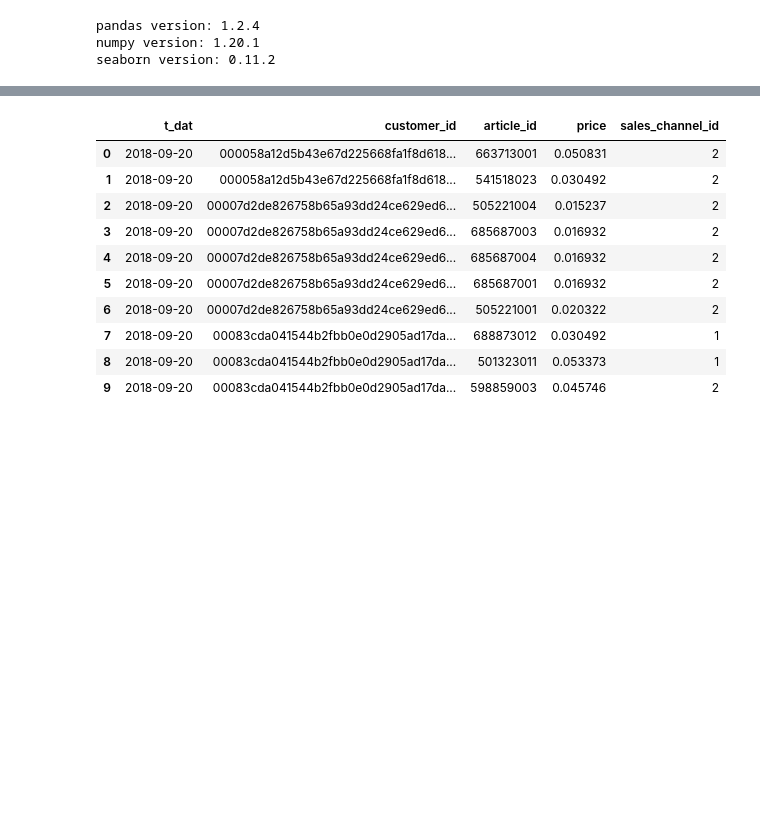
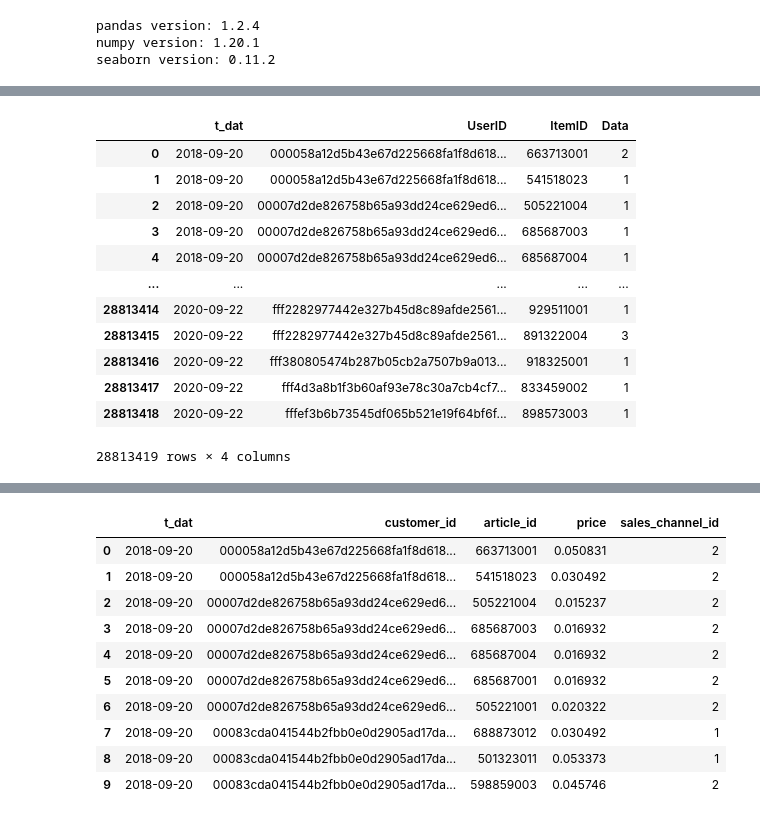
Before and after one commit to Vechus/h-m-recsys-competition, a Jupyter notebook: PersonalEDAFolder/EDA2.ipynb, the cells around one changed output, grey strips where cells are left out. Drawn from its saved outputs; the diff is of its cells as text; code cells hidden in the pictures; blank space fills up the shorter version.

```diff
--- a/PersonalEDAFolder/EDA2.ipynb
+++ b/PersonalEDAFolder/EDA2.ipynb
@@ -43,0 +198,16 @@ df_transactions=pd.read_csv(os.path.join(path,dataset_dict["transactions"]))
+# %%
+timestamp_df
+# %% [output]
+|  | t_dat | UserID | ItemID | Data |
+| 0 | 2018-09-20 | 000058a12d5b43e67d225668fa1f8d618... | 663713001 | 2 |
+| 1 | 2018-09-20 | 000058a12d5b43e67d225668fa1f8d618... | 541518023 | 1 |
+| 2 | 2018-09-20 | 00007d2de826758b65a93dd24ce629ed6... | 505221004 | 1 |
+| 3 | 2018-09-20 | 00007d2de826758b65a93dd24ce629ed6... | 685687003 | 1 |
+| 4 | 2018-09-20 | 00007d2de826758b65a93dd24ce629ed6... | 685687004 | 1 |
+| ... | ... | ... | ... | ... |
+| 28813414 | 2020-09-22 | fff2282977442e327b45d8c89afde2561... | 929511001 | 1 |
+| 28813415 | 2020-09-22 | fff2282977442e327b45d8c89afde2561... | 891322004 | 3 |
+| 28813416 | 2020-09-22 | fff380805474b287b05cb2a7507b9a013... | 918325001 | 1 |
+| 28813417 | 2020-09-22 | fff4d3a8b1f3b60af93e78c30a7cb4cf7... | 833459002 | 1 |
+| 28813418 | 2020-09-22 | fffef3b6b73545df065b521e19f64bf6f... | 898573003 | 1 |
+28813419 rows × 4 columns
```
Also changed, not shown: parts of 23 cells of this notebook, 1 other file.
